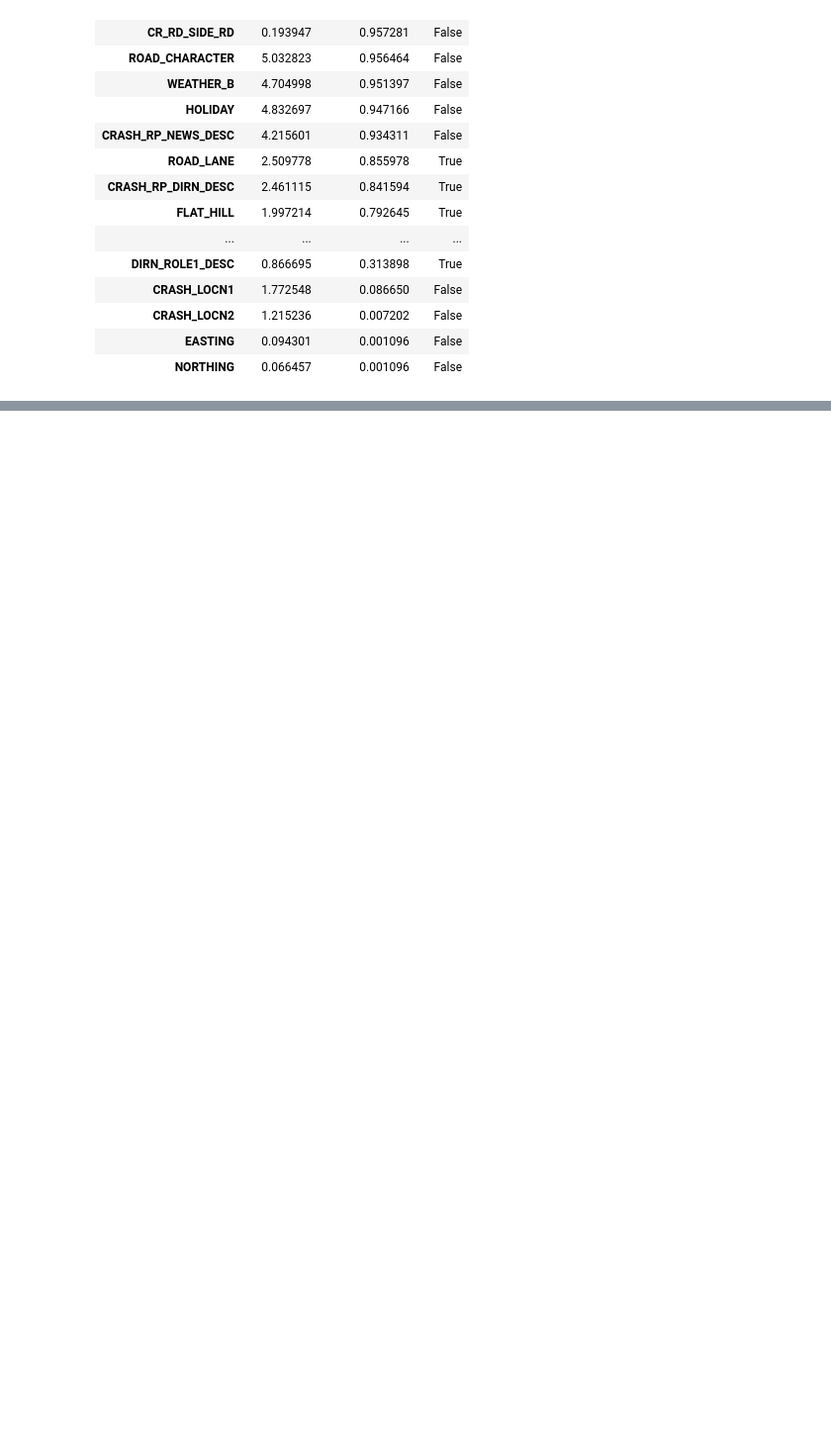
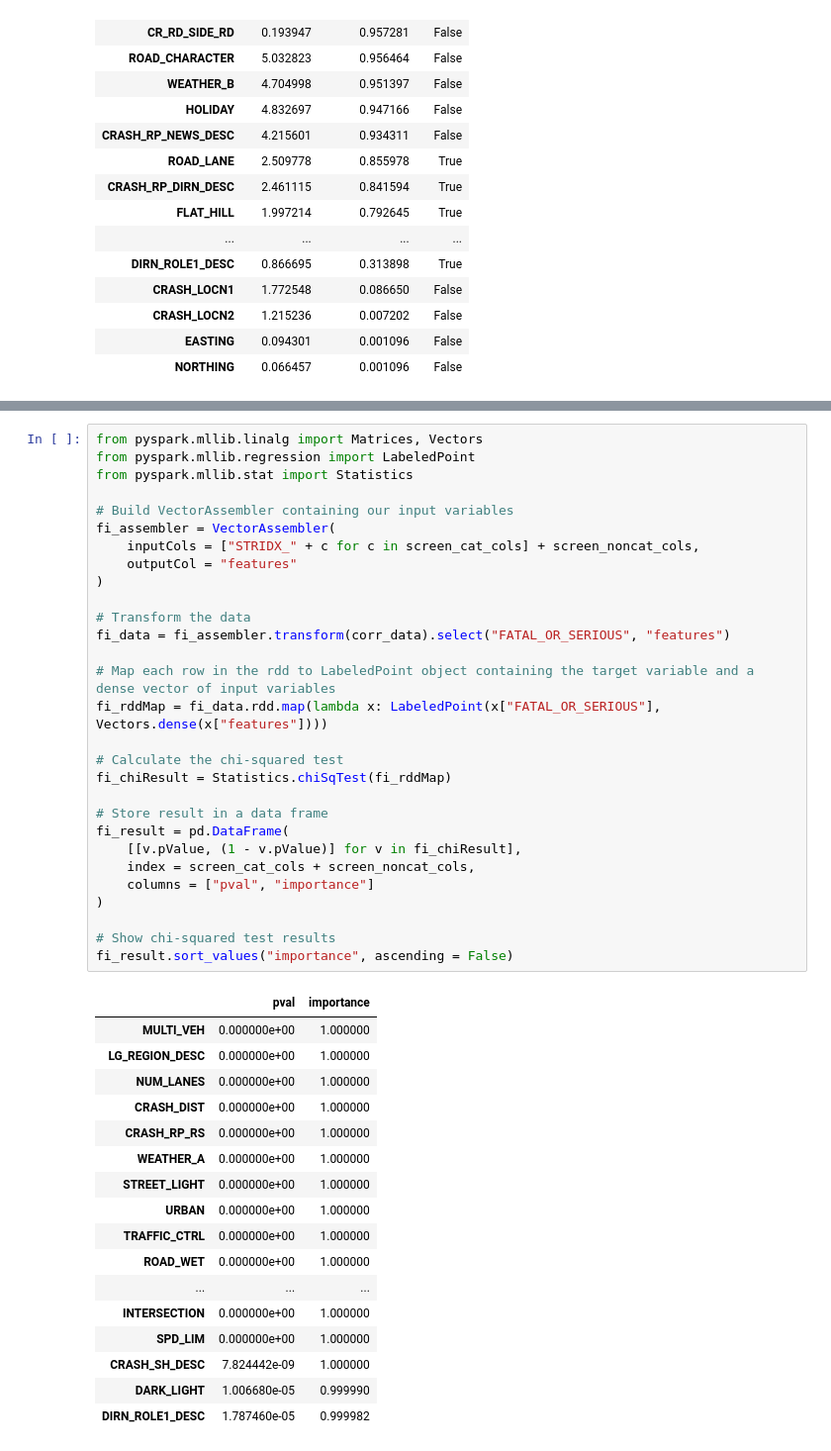
Before and after one commit to adjo446/BDAS-Iteration04, a Jupyter notebook: crash.ipynb, the cells around one changed output, grey strips where cells are left out. Shown at 99% size. Cells and saved outputs as stored; diff of their text form; blank space fills up the shorter version.

Commit message:
Importance measurement

```diff
--- a/crash.ipynb
+++ b/crash.ipynb
@@ -367,0 +374,47 @@ screen_noncat_cols.remove("CRASH_RP_DISP")
+# %%
+from pyspark.mllib.linalg import Matrices, Vectors
+from pyspark.mllib.regression import LabeledPoint
+from pyspark.mllib.stat import Statistics
+
+# Build VectorAssembler containing our input variables
+fi_assembler = VectorAssembler(
+    inputCols = ["STRIDX_" + c for c in screen_cat_cols] + screen_noncat_cols,
+    outputCol = "features"
+)
+
+# Transform the data
+fi_data = fi_assembler.transform(corr_data).select("FATAL_OR_SERIOUS", "features")
+
+# Map each row in the rdd to LabeledPoint object containing the target variable and a dense vector of input variables
+fi_rddMap = fi_data.rdd.map(lambda x: LabeledPoint(x["FATAL_OR_SERIOUS"], Vectors.dense(x["features"])))
+
+# Calculate the chi-squared test
+fi_chiResult = Statistics.chiSqTest(fi_rddMap)
+
+# Store result in a data frame
+fi_result = pd.DataFrame(
+    [[v.pValue, (1 - v.pValue)] for v in fi_chiResult],
+    index = screen_cat_cols + screen_noncat_cols,
+    columns = ["pval", "importance"]
+)
+
+# Show chi-squared test results
+fi_result.sort_values("importance", ascending = False)
+# %% [output]
+|  | pval | importance |
+| MULTI_VEH | 0.000000e+00 | 1.000000 |
+| LG_REGION_DESC | 0.000000e+00 | 1.000000 |
+| NUM_LANES | 0.000000e+00 | 1.000000 |
+| CRASH_DIST | 0.000000e+00 | 1.000000 |
+| CRASH_RP_RS | 0.000000e+00 | 1.000000 |
+| WEATHER_A | 0.000000e+00 | 1.000000 |
+| STREET_LIGHT | 0.000000e+00 | 1.000000 |
+| URBAN | 0.000000e+00 | 1.000000 |
+| TRAFFIC_CTRL | 0.000000e+00 | 1.000000 |
+| ROAD_WET | 0.000000e+00 | 1.000000 |
+| ... | ... | ... |
+| INTERSECTION | 0.000000e+00 | 1.000000 |
+| SPD_LIM | 0.000000e+00 | 1.000000 |
+| CRASH_SH_DESC | 7.824442e-09 | 1.000000 |
+| DARK_LIGHT | 1.006680e-05 | 0.999990 |
+| DIRN_ROLE1_DESC | 1.787460e-05 | 0.999982 |
```
Also changed, not shown: parts of 2 cells of this notebook.
